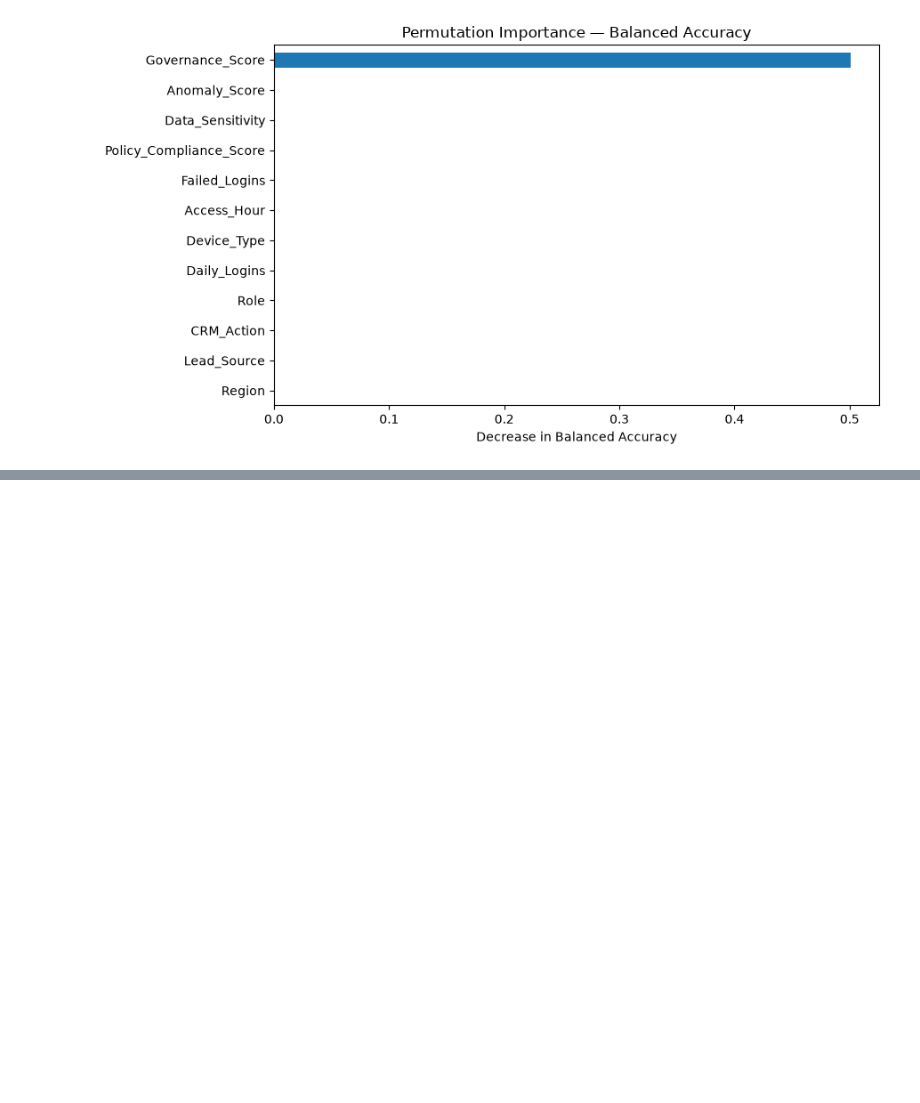
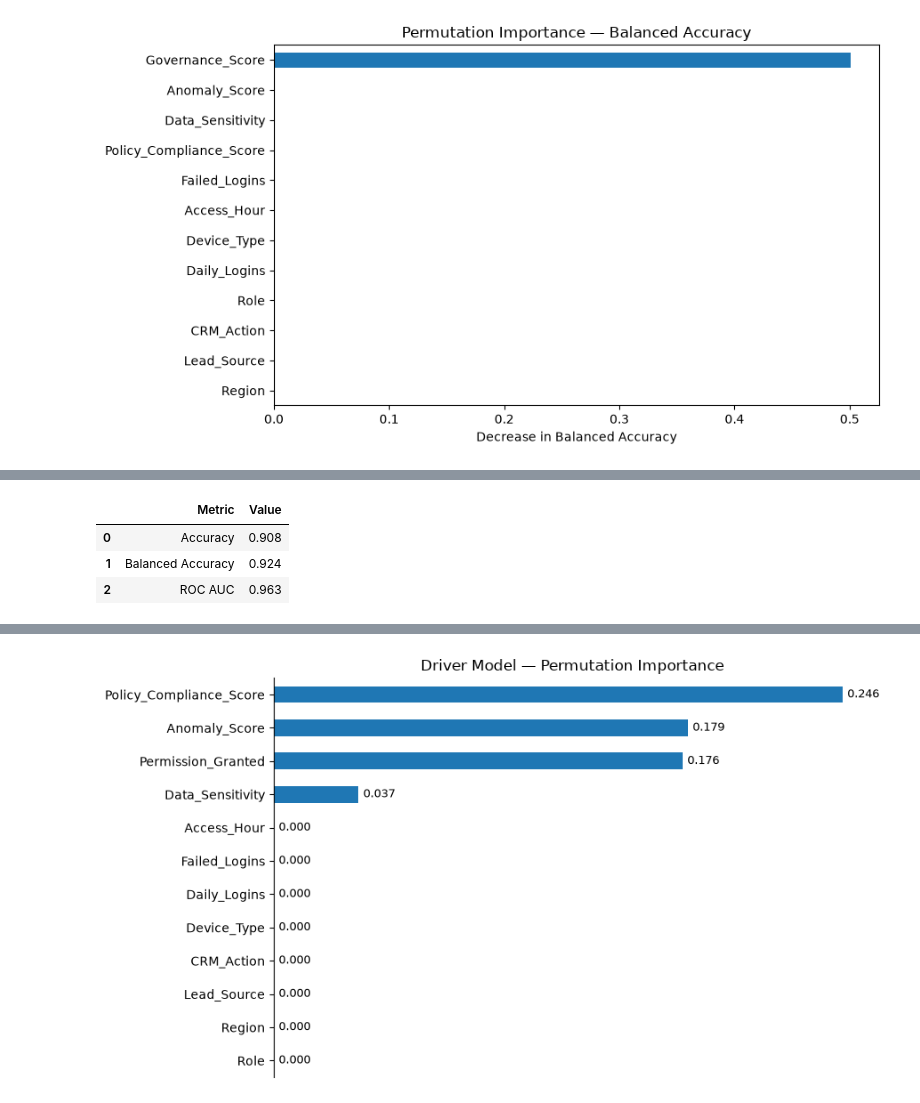
Before and after one commit to leaop/Projects, a Jupyter notebook: CRM/CRM_Governance_Explanatory_Analysis.ipynb, the cells around one changed output, grey strips where cells are left out. Cells and saved outputs as stored; diff of their text form; code cells hidden in the pictures; blank space fills up the shorter version.

```diff
--- a/CRM/CRM_Governance_Explanatory_Analysis.ipynb
+++ b/CRM/CRM_Governance_Explanatory_Analysis.ipynb
@@ -1184,0 +1077,78 @@ The objective will be to transform the explanatory findings into a **transparent
+# %%
+yd_pred = driver_model.predict(Xd_test)
+yd_prob = driver_model.predict_proba(Xd_test)[:, 1]
+
+driver_metrics = pd.DataFrame({
+    "Metric": ["Accuracy", "Balanced Accuracy", "ROC AUC"],
+    "Value": [
+        accuracy_score(yd_test, yd_pred),
+        balanced_accuracy_score(yd_test, yd_pred),
+        roc_auc_score(yd_test, yd_prob)
+    ]
+})
+
+display(driver_metrics.round(4))
+
+# Tree rules
+fitted_driver_preprocessor = driver_model.named_steps["preprocessor"]
+fitted_driver_tree = driver_model.named_steps["tree"]
+driver_feature_names = fitted_driver_preprocessor.get_feature_names_out()
+
+print(export_text(
+    fitted_driver_tree,
+    feature_names=list(driver_feature_names),
+    decimals=3
+))
+
+# Permutation importance on original columns
+driver_perm = permutation_importance(
+    driver_model,
+    Xd_test,
+    yd_test,
+    n_repeats=5,
+    random_state=42,
+    scoring="balanced_accuracy",
+    n_jobs=-1
+)
+
+driver_permutation_df = pd.DataFrame({
+    "Feature": Xd_test.columns,
+    "Importance_Mean": driver_perm.importances_mean,
+    "Importance_STD": driver_perm.importances_std
+}).sort_values("Importance_Mean", ascending=False)
+
+display(driver_permutation_df.round(4))
+
+plot_driver_perm = (
+    driver_permutation_df
+    .head(12)
+    .sort_values("Importance_Mean")
+)
+
+ax = plot_driver_perm.plot(
+    x="Feature",
+    y="Importance_Mean",
+    kind="barh",
+    figsize=(9, 5),
+    legend=False
+)
+
+ax.set_title("Driver Model — Permutation Importance")
+ax.set_xlabel("")
+ax.set_ylabel("")
+ax.tick_params(axis="x", which="both", bottom=False, labelbottom=False)
+
+for container in ax.containers:
+    ax.bar_label(container, fmt="%.3f", padding=4, fontsize=9)
+
+ax.spines["top"].set_visible(False)
+ax.spines["right"].set_visible(False)
+ax.spines["bottom"].set_visible(False)
+
+plt.tight_layout()
+plt.show()
+# %% [output]
+|  | Metric | Value |
+| 0 | Accuracy | 0.908 |
+| 1 | Balanced Accuracy | 0.924 |
+| 2 | ROC AUC | 0.963 |
@@ -1184,0 +1185 @@ The objective will be to transform the explanatory findings into a **transparent
+[figure, added]
```
Also changed, not shown: parts of 38 cells of this notebook, 2 other files.
